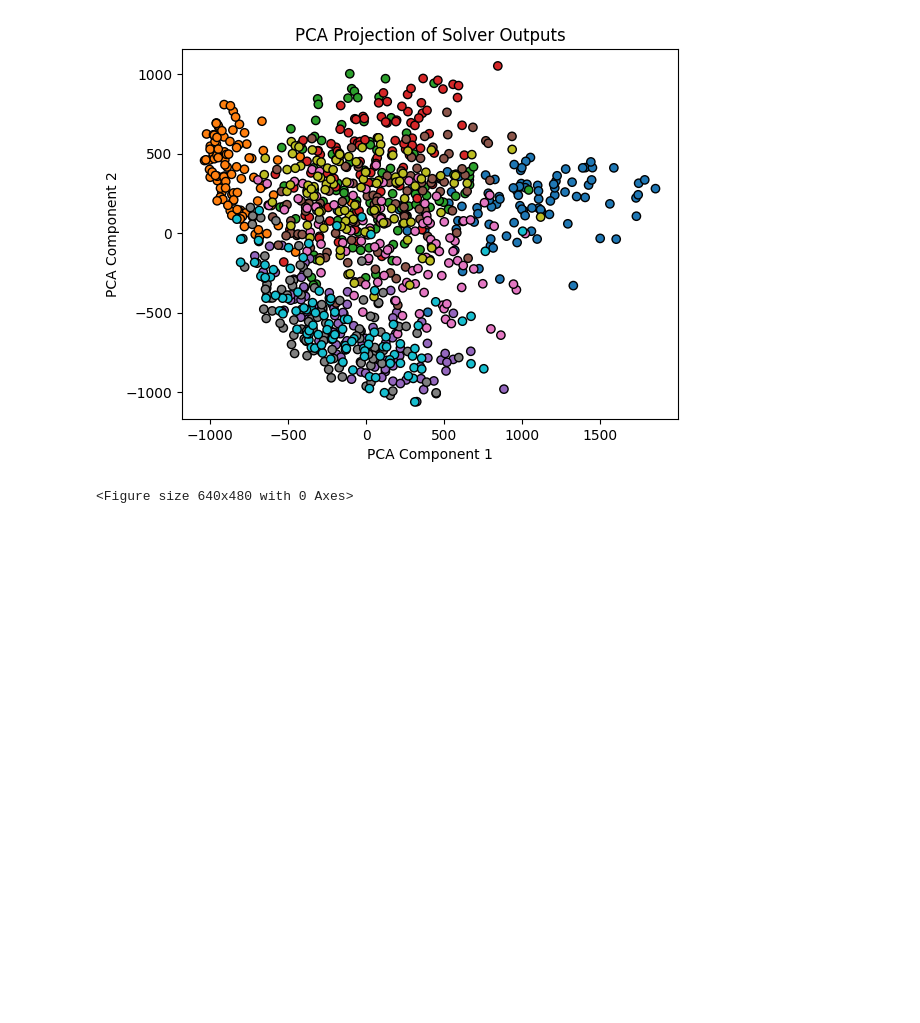
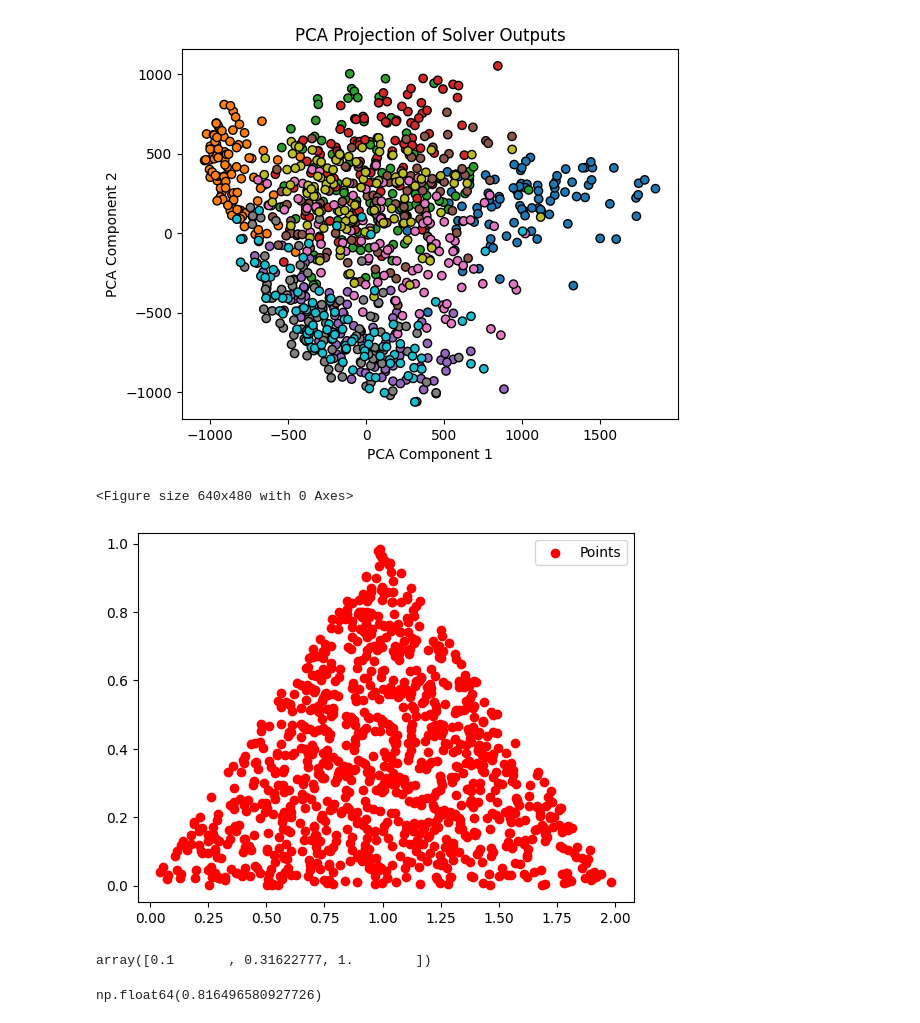
Before and after one commit to IceGawd/VoltageDimentionalReduction, a Jupyter notebook: code/VoltageDimentionReduction.ipynb, the cells around one changed output. Drawn from its saved outputs; the diff is of its cells as text; code cells hidden in the pictures; blank space fills up the shorter version.

```diff
--- a/code/VoltageDimentionReduction.ipynb
+++ b/code/VoltageDimentionReduction.ipynb
@@ -280,3 +285,19 @@ plt.savefig("../inputoutput/matplotfigures/MNIST_PCA.png")
 # %% [output]
 [figure]
 <Figure size 640x480 with 0 Axes>
+# %%
+triangle = create_data.Data("../inputoutput/data/triangle.json", stream=False)
+triangle.plot("../inputoutput/matplotfigures/triangle.png")
+# %% [output]
+[figure, added]
+# %%
+voltages = np.array([1, 2, 3])
+np.array(voltages.sort())
+np.array([x / (len(voltages) - 1) for x in range(len(voltages))])
+np.array([np.pow(10, (x / (len(voltages) - 1)) - 1) for x in range(len(voltages))])
+# %% [output]
+array([0.1       , 0.31622777, 1.        ])
+# %%
+np.std(voltages)
+# %% [output]
+np.float64(0.816496580927726)
```
Also changed, not shown: parts of 13 cells of this notebook, 19 other files.
